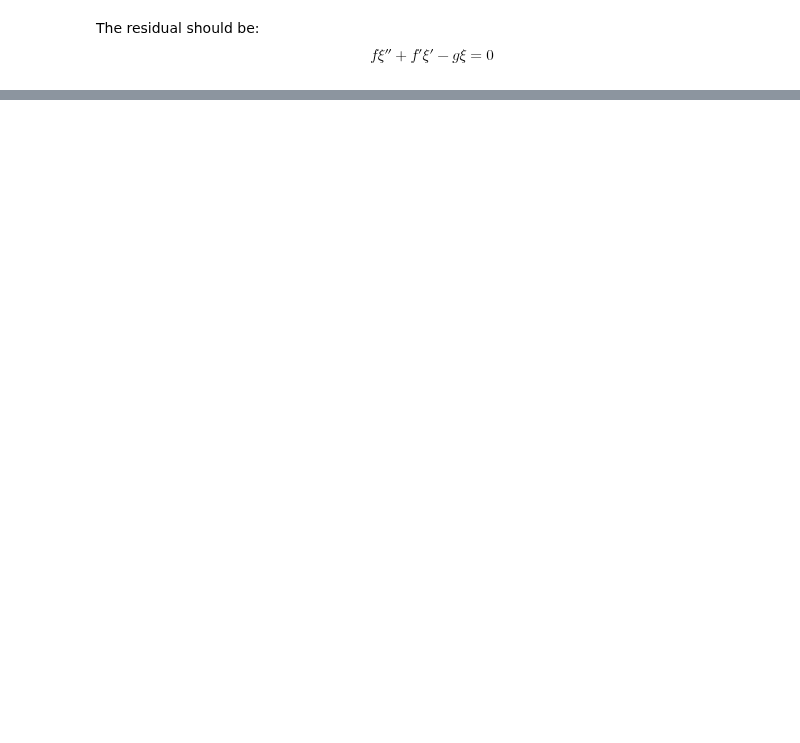
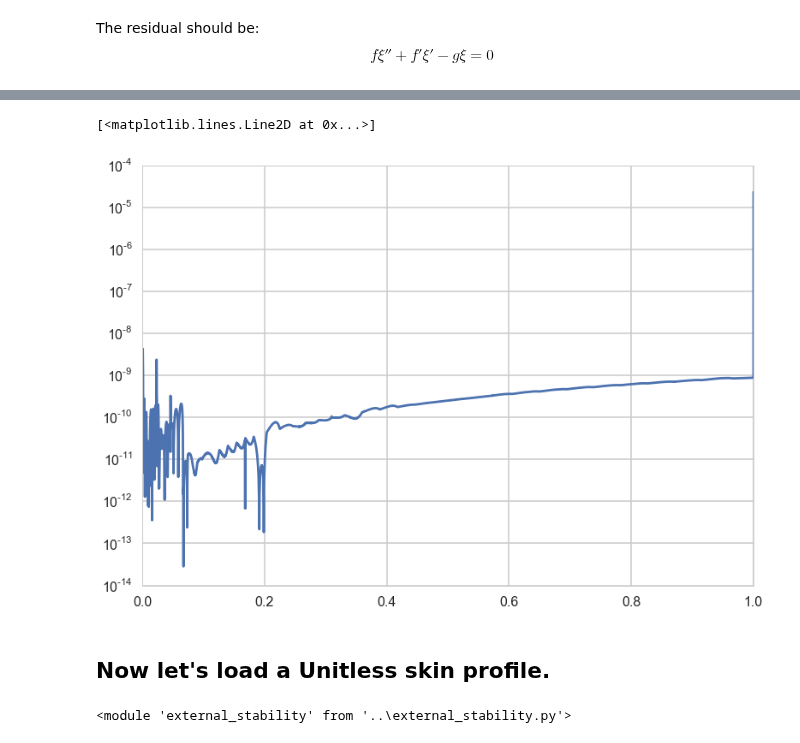
Before and after one commit to jensv/fluxtubestability, a Jupyter notebook: ipython_notebooks/simplified_euler_lagrange.ipynb, the cells around one changed output, grey strips where cells are left out. Saved outputs shown, nothing was run; the diff lists cells and outputs as text; code cells hidden in the pictures; blank space fills up the shorter version.

```diff
--- a/ipython_notebooks/simplified_euler_lagrange.ipynb
+++ b/ipython_notebooks/simplified_euler_lagrange.ipynb
@@ -113,0 +114,40 @@ array([  6.30688801e-03,   2.70977101e-07,   5.53402267e-07,
+# %%
+integrator = ode(der)
+integrator.set_integrator('lsoda', rtol=1E-12)
+r_init = 1E-3
+init = [r_init, 1.*f(r_init)]
+integrator.set_initial_value(init, t=r_init)
+r = np.linspace(r_init, 1., 10000)
+results = np.zeros((2, r.size))
+results[:,0] = init
+for i, position in enumerate(r[1:]):
+    integrator.integrate(position)
+    results[:, i+1] = integrator.y
+# %%
+dr = r[1] - r[0]
+residual = f(r)*np.gradient(results[1]/f(r))/dr + np.gradient(f(r))/dr*results[1]/f(r) - g(r)*results[0]
+# %%
+plt.semilogy(r, np.abs(residual))
+# %% [output]
+[<matplotlib.lines.Line2D at 0x...>]
+[figure, added]
+# %% [markdown]
+## Now let's load a Unitless skin profile.
+# %%
+import sys
+sys.path.append('..')
+import equil_solver as es
+import newcomb as new
+import newcomb_f as new_f
+import newcomb_g as new_g
+import external_stability as ext
+
+reload(es)
+reload(new)
+reload(new_f)
+reload(new_g)
+import all_f_g
+reload(all_f_g)
+reload(ext)
+# %% [output]
+<module 'external_stability' from '..\external_stability.py'>
```
Also changed, not shown: parts of 92 cells of this notebook.
